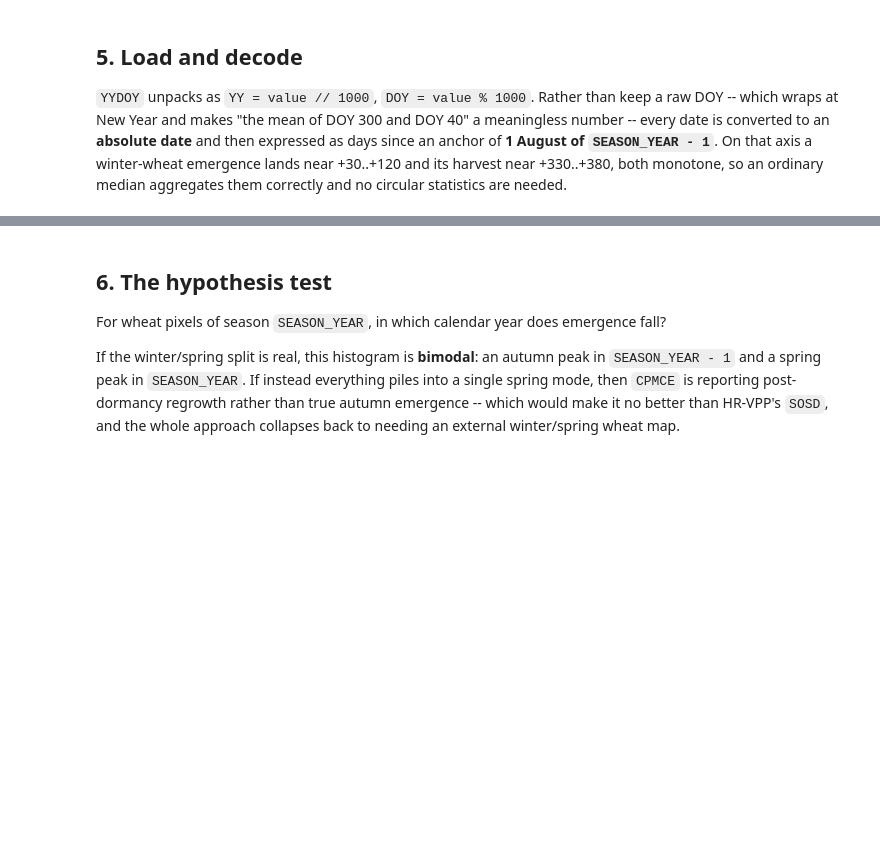
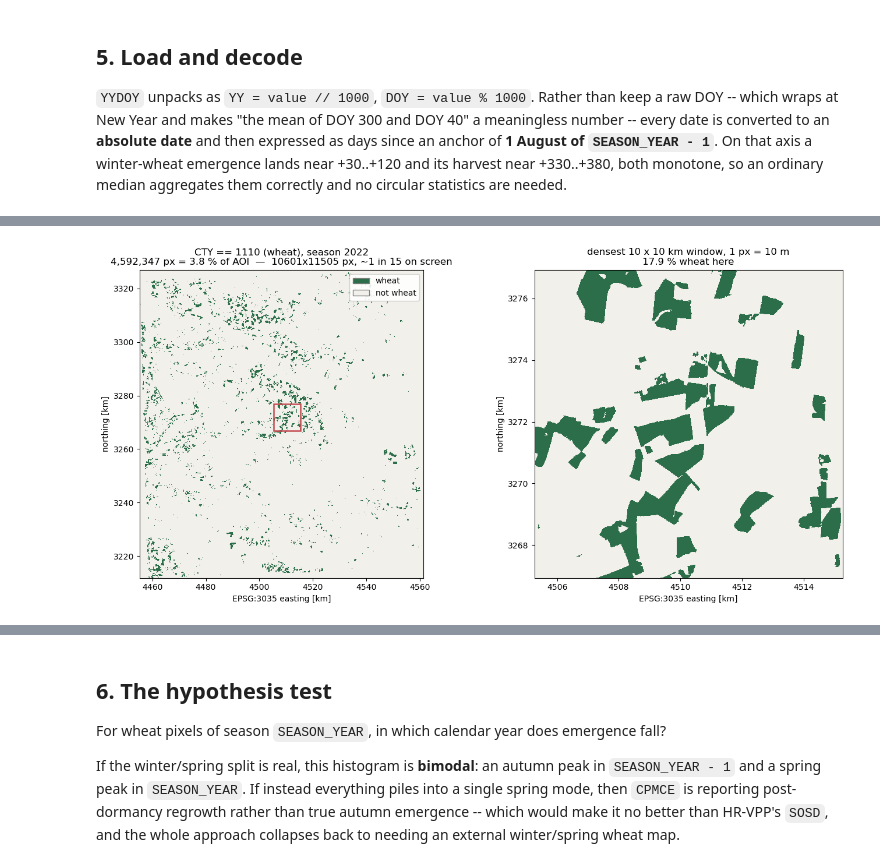
Before and after one commit to Kaushikreddym/data4simplace, a Jupyter notebook: notebooks/clms_winter_wheat_phenology.ipynb, the cells around one changed output, grey strips where cells are left out. Cells and saved outputs as stored; diff of their text form; code cells hidden in the pictures; blank space fills up the shorter version.

```diff
--- a/notebooks/clms_winter_wheat_phenology.ipynb
+++ b/notebooks/clms_winter_wheat_phenology.ipynb
@@ -37,8 +37,10 @@ found here can be checked against `cropmodelling4eu/evaluation/germany_smoke_eva
 # %%
 from __future__ import annotations
 
+import calendar
 import io
 import json
+import shutil
 import time
 import zipfile
 from dataclasses import asdict, dataclass
@@ -54,9 +56,16 @@ KEY_FILE = Path.home() / ".clms"
 
 # Brandenburg. Kept small on purpose: one FME job, a few hundred MB at most.
 AOI_W, AOI_S, AOI_E, AOI_N = 12.0, 52.0, 13.5, 53.0
-SEASON_YEAR = 2023
+AOI_NAME = "brandenburg"   # goes in the filenames; keep it short and lowercase
+# 2022 is the season this notebook's verdict reports, and the one already on disk, so a
+# fresh run reproduces section 9 without queueing anything. Any other year submits a job.
+SEASON_YEAR = 2022
 
-WORK = Path("outputs/clms_phenology")
+# CLMS is a reference *input* to the site stage, not run output, so it lives beside the
+# other reference datasets (cybench, EnSv8, PEP725, SAGE_crop_calendar) rather than in a
+# notebook-relative folder or on scratch.
+CLMS_ROOT = Path("/data01/FDS/muduchuru/Data/Agri/CLMS")
+WORK = CLMS_ROOT / "aoi_probe"
 WORK.mkdir(parents=True, exist_ok=True)
 
 # CTY class values (from the CDSE STAC `classification:classes` of the CTY collection).
@@ -322,11 +499,8 @@ import xarray as xr
 
 
 def open_layer(code: str) -> xr.DataArray:
-    """Open the single-band raster whose filename carries the product code."""
-    matches = [t for t in tifs if f"_{code}_" in t.name.upper()]
-    if not matches:
-        raise FileNotFoundError(f"no raster for {code} in {EXTRACT}")
-    da = rioxarray.open_rasterio(matches[0], masked=False).squeeze("band", drop=True)
+    """Open one renamed layer by product code."""
+    da = rioxarray.open_rasterio(LAYER_PATHS[code], masked=False).squeeze("band", drop=True)
     da.name = code.lower()
     return da
 
@@ -437,3 +693,55 @@ crop_mix.head(12)
+# %%
+import matplotlib.pyplot as plt
+from matplotlib.colors import BoundaryNorm, ListedColormap
+from matplotlib.patches import Rectangle
+
+is_wheat = (cty == WHEAT).values
+res = abs(cty.rio.resolution()[0])
+left, bottom, right, top = cty.rio.bounds()
+
+# Choose the zoom window by evidence rather than by eye: the densest 10 km block.
+BLK = int(10_000 / res)
+nr, nc = is_wheat.shape[0] // BLK, is_wheat.shape[1] // BLK
+dens = is_wheat[:nr * BLK, :nc * BLK].reshape(nr, BLK, nc, BLK).sum((1, 3))
+r0, c0 = np.unravel_index(dens.argmax(), dens.shape)
+rs, cs = slice(r0 * BLK, (r0 + 1) * BLK), slice(c0 * BLK, (c0 + 1) * BLK)
+zoom = is_wheat[rs, cs]
+
+zl, zr = left + cs.start * res, left + cs.stop * res
+zt, zb = top - rs.start * res, top - rs.stop * res
+
+cmap = ListedColormap(["#F2F0EB", "#2C6E49"])   # not wheat, wheat
+km = lambda v: v / 1000.0
+
+fig, axes = plt.subplots(1, 2, figsize=(14, 6.4))
+
+# `interpolation="nearest"` is load-bearing on a categorical layer. Matplotlib's default
+# resampling AVERAGES neighbouring pixels when downscaling, which on a 0/1 mask paints
+# fractional values -- a smear of intermediate colour that reads as "partly wheat" and
+# corresponds to nothing in the data. The same reason the aggregation below bins pixel
+# centres instead of resampling.
+axes[0].imshow(is_wheat, extent=[km(left), km(right), km(bottom), km(top)],
+               cmap=cmap, vmin=0, vmax=1, interpolation="nearest", origin="upper")
+axes[0].add_patch(Rectangle((km(zl), km(zb)), km(zr - zl), km(zt - zb),
+                            fill=False, ec="#C44E52", lw=1.8))
+axes[0].set_title(f"CTY == {WHEAT} (wheat), season {SEASON_YEAR}\n"
+                  f"{is_wheat.sum():,} px = {100 * is_wheat.mean():.1f} % of AOI"
+                  f"  —  {is_wheat.shape[1]}x{is_wheat.shape[0]} px, ~1 in 15 on screen")
+
+axes[1].imshow(zoom, extent=[km(zl), km(zr), km(zb), km(zt)],
+               cmap=cmap, vmin=0, vmax=1, interpolation="nearest", origin="upper")
+axes[1].set_title(f"densest 10 x 10 km window, 1 px = {res:g} m\n"
+                  f"{100 * zoom.mean():.1f} % wheat here")
+
+for ax in axes:
+    ax.set_xlabel("EPSG:3035 easting [km]")
+    ax.set_ylabel("northing [km]")
+    ax.set_aspect("equal")
+axes[0].legend([plt.Rectangle((0, 0), 1, 1, fc=cmap(i), ec="0.5") for i in (1, 0)],
+               ["wheat", "not wheat"], loc="upper right", framealpha=0.9)
+fig.tight_layout()
+# %% [output]
+[figure, added]
 # %%
 flag_mix = (
     pd.Series(emergence_flag.values.ravel()).value_counts()
```
Also changed, not shown: parts of 25 cells of this notebook, 48 other files.
